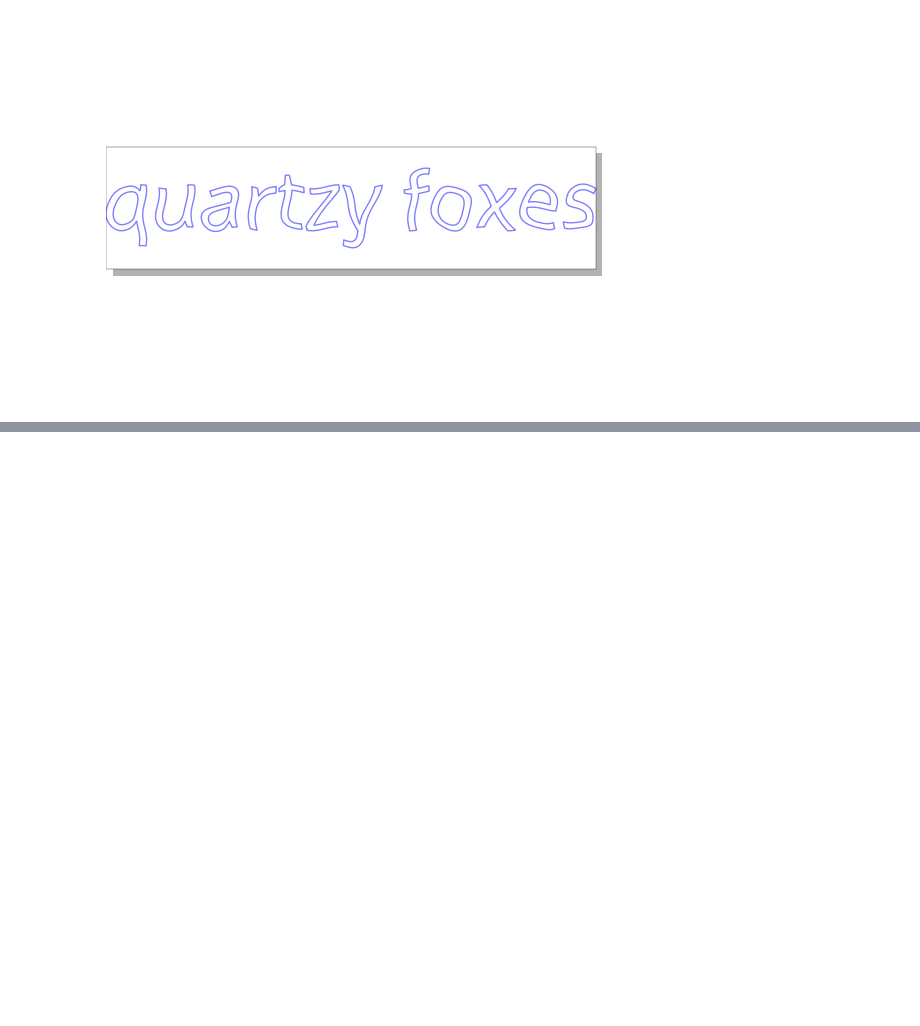
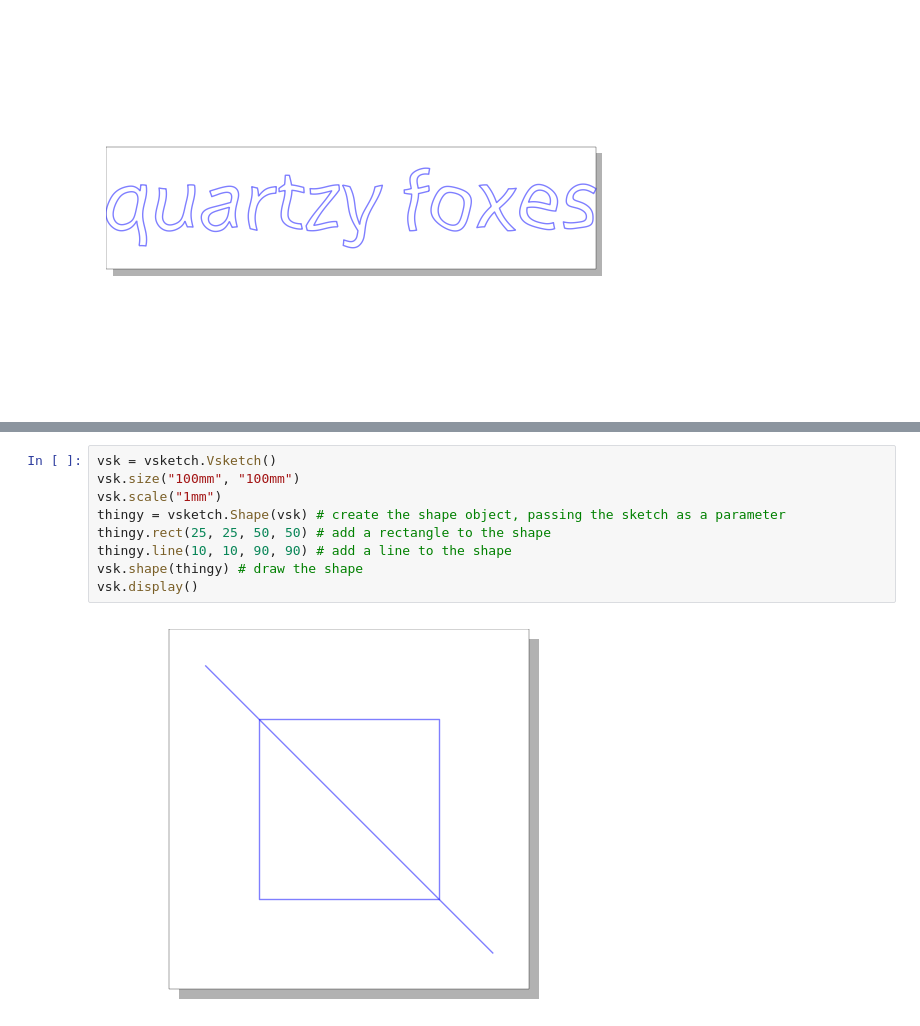
Before and after one commit to aparrish/material-of-language, a Jupyter notebook: manipulating-font-data-vsketch.ipynb, the cells around one changed output, grey strips where cells are left out. Saved outputs shown, nothing was run; the diff lists cells and outputs as text; blank space fills up the shorter version.

```diff
--- a/manipulating-font-data-vsketch.ipynb
+++ b/manipulating-font-data-vsketch.ipynb
@@ -825,0 +701,11 @@ Artworks engaging font data:
+# %%
+vsk = vsketch.Vsketch()
+vsk.size("100mm", "100mm")
+vsk.scale("1mm")
+thingy = vsketch.Shape(vsk) # create the shape object, passing the sketch as a parameter
+thingy.rect(25, 25, 50, 50) # add a rectangle to the shape
+thingy.line(10, 10, 90, 90) # add a line to the shape
+vsk.shape(thingy) # draw the shape
+vsk.display()
+# %% [output]
+[figure, added]
```
Also changed, not shown: parts of 58 cells of this notebook.
